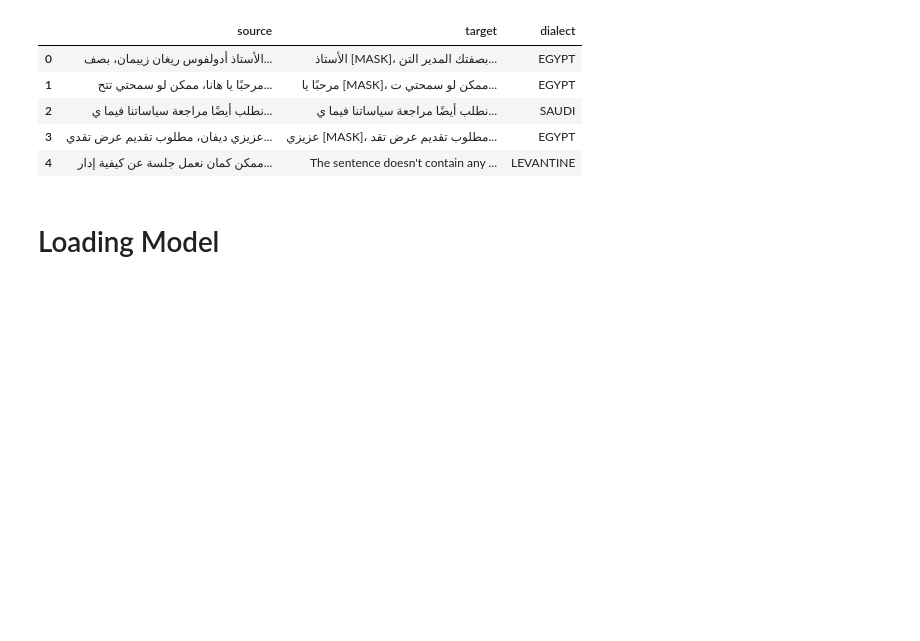
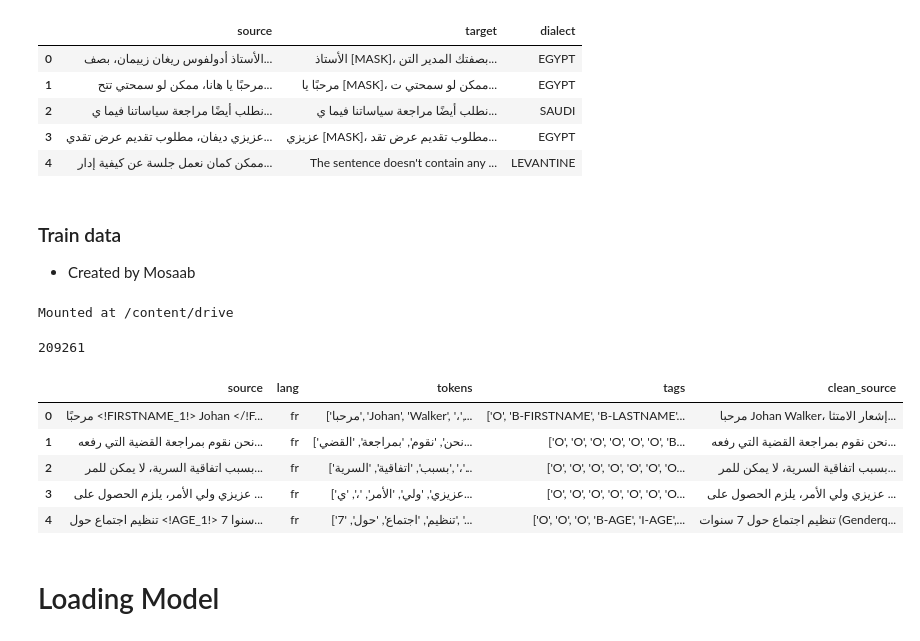
Before and after one commit to MuhammadHelmyOmar/ArabicPIIRedaction, a Jupyter notebook: fine-tuning_SLMs.ipynb, the cells around one changed output. Saved outputs shown, nothing was run; the diff lists cells and outputs as text; code cells hidden in the pictures; blank space fills up the shorter version.

```diff
--- a/fine-tuning_SLMs.ipynb
+++ b/fine-tuning_SLMs.ipynb
@@ -17,6 +20,29 @@ df.head()
 | 2 | نطلب أيضًا مراجعة سياساتنا فيما ي... | نطلب أيضًا مراجعة سياساتنا فيما ي... | SAUDI |
 | 3 | عزيزي ديفان، مطلوب تقديم عرض تقدي... | عزيزي [MASK]، مطلوب تقديم عرض تقد... | EGYPT |
 | 4 | ممكن كمان نعمل جلسة عن كيفية إدار... | The sentence doesn't contain any ... | LEVANTINE |
+# %% [markdown]
+### Train data
+- Created by Mosaab
+# %%
+from google.colab import drive
+drive.mount('/content/drive')
+# %% [output]
+Mounted at /content/drive
+# %%
+data_path = "/content/drive/MyDrive/Colab Notebooks/ArabicPIIRedaction/data/ar_dataset_translated_fixed (1).csv"
+
+train = pd.read_csv(data_path)
+train.drop("Unnamed: 0", axis=1, inplace=True)
+print(len(train))
+train.head()
+# %% [output]
+209261
+|  | source | lang | tokens | tags | clean_source |
+| 0 | مرحبًا <!FIRSTNAME_1!> Johan </!F... | fr | ['مرحبا', 'Johan', 'Walker', '،',... | ['O', 'B-FIRSTNAME', 'B-LASTNAME'... | مرحبا Johan Walker، إشعار الامتثا... |
+| 1 | نحن نقوم بمراجعة القضية التي رفعه... | fr | ['نحن', 'نقوم', 'بمراجعة', 'القضي... | ['O', 'O', 'O', 'O', 'O', 'O', 'B... | نحن نقوم بمراجعة القضية التي رفعه... |
+| 2 | بسبب اتفاقية السرية، لا يمكن للمر... | fr | ['بسبب', 'اتفاقية', 'السرية', '،'... | ['O', 'O', 'O', 'O', 'O', 'O', 'O... | بسبب اتفاقية السرية، لا يمكن للمر... |
+| 3 | عزيزي ولي الأمر، يلزم الحصول على ... | fr | ['عزيزي', 'ولي', 'الأمر', '،', 'ي... | ['O', 'O', 'O', 'O', 'O', 'O', 'O... | عزيزي ولي الأمر، يلزم الحصول على ... |
+| 4 | تنظيم اجتماع حول <!AGE_1!> 7 سنوا... | fr | ['تنظيم', 'اجتماع', 'حول', '7', '... | ['O', 'O', 'O', 'B-AGE', 'I-AGE',... | تنظيم اجتماع حول 7 سنوات (Genderq... |
 # %% [markdown]
 # Loading Model
 # %% [markdown]
```
Also changed, not shown: parts of 3 cells of this notebook.
